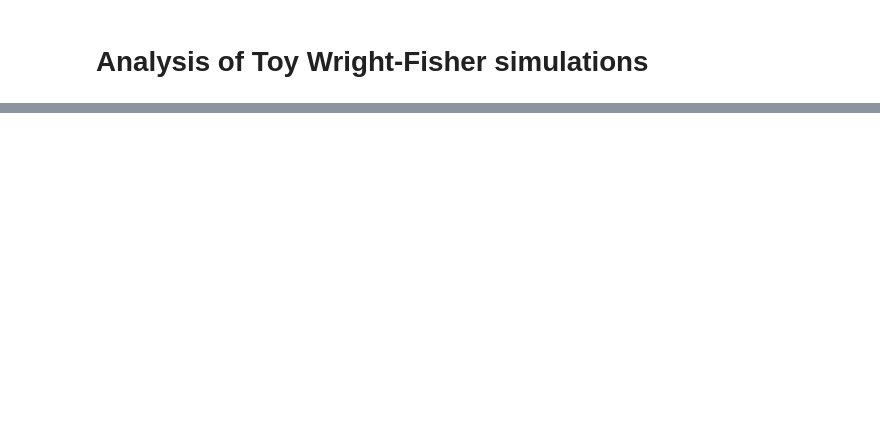
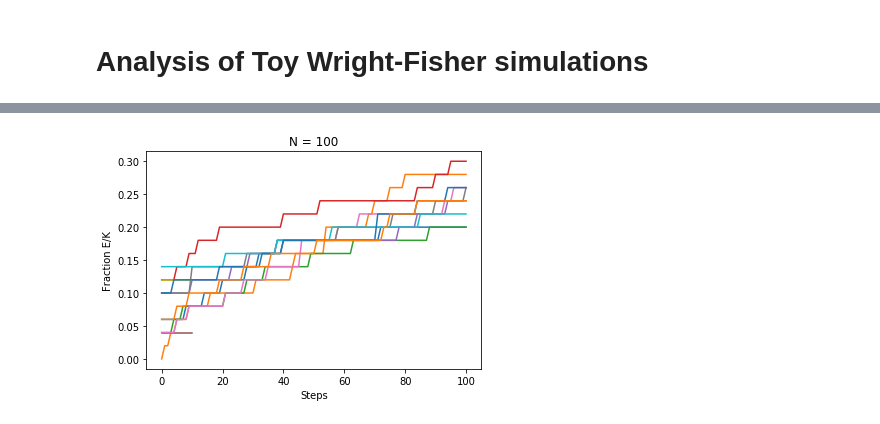
Before and after one commit to ctriandafillou/simev, a Jupyter notebook: analysis/output/toy-model-analysis.ipynb, the cells around one changed output, grey strips where cells are left out. Cells and saved outputs as stored; diff of their text form; code cells hidden in the pictures; blank space fills up the shorter version.

Commit message:
adding new fitness function to the example evolver

```diff
--- a/analysis/output/toy-model-analysis.ipynb
+++ b/analysis/output/toy-model-analysis.ipynb
@@ -32,0 +28,40 @@ more_ek/n10000
+# %%
+def fraction_charged(seq):
+    """
+    For a string of amino acids
+    """
+    charges = 0
+    for let in [aa for aa in seq.upper()]:
+        if let in ['E', 'K']:
+            charges += 1
+
+    return(charges / len(seq))
+
+
+
+def get_ek_frac_evolution(df):
+    """
+    Given a dataframe, return a time evolution of the frequency of charged residues (E/K) in the sequence
+    as a function of simulation step.
+    """
+    evol = []
+    for seq in df['lca']:
+        evol.append(fraction_charged(seq))
+    return(evol)
+# %%
+def plot_frac_charged_evolution(data_dict, n):
+    """
+    """
+    fig = plt.figure(figsize=(6,4))
+    ax = fig.add_subplot(111)
+
+    for i in data_dict:
+        ax.plot(get_ek_frac_evolution(data_dict[i]))
+    ax.set_xlabel("Steps")
+    ax.set_ylabel("Fraction E/K")
+    ax.set_title("N = {}".format(n))
+    plt.show()
+# %%
+plot_frac_charged_evolution(n100, 100)
+# %% [output]
+[figure, added]
```
Also changed, not shown: parts of 5 cells of this notebook, 1 other file.
